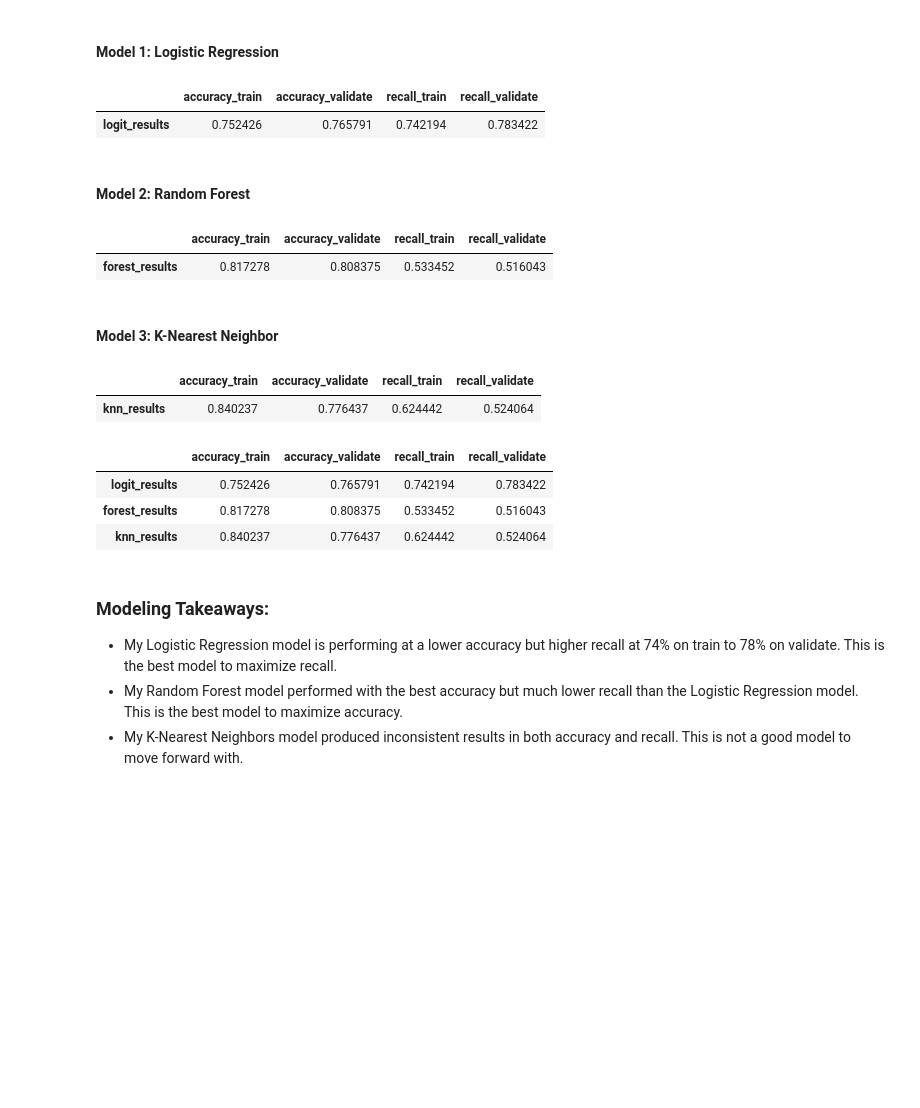
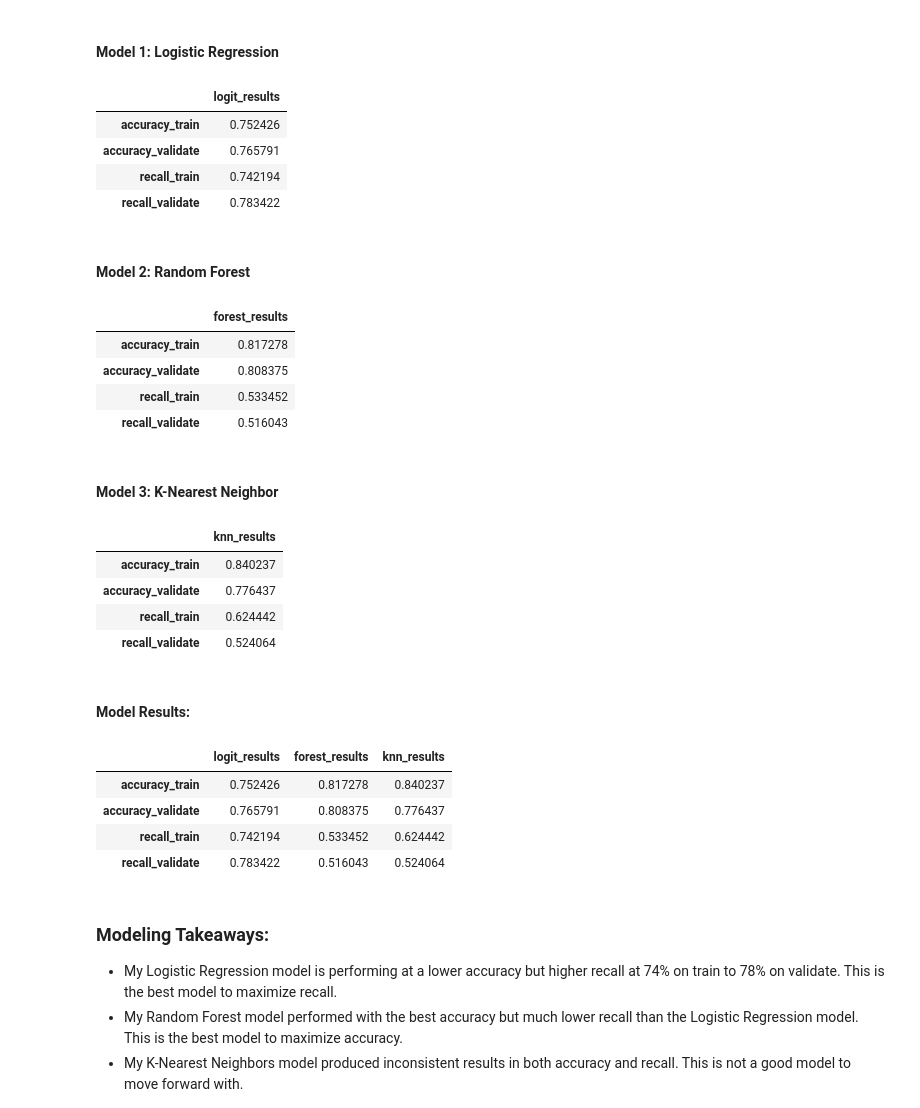
Before and after one commit to morgancross2/classification_project_telco, a Jupyter notebook: final_report.ipynb, the cells around one changed output. Drawn from its saved outputs; the diff is of its cells as text; code cells hidden in the pictures; blank space fills up the shorter version.

```diff
--- a/final_report.ipynb
+++ b/final_report.ipynb
@@ -531,12 +531,15 @@ logit_results = pd.DataFrame({'logit_results' : {'accuracy_train': logit_accurac
                                                  'accuracy_validate' : val_acc,
                                                  'recall_train': logit_recall,
                                                  'recall_validate': val_recall,}
-                     }).T
+                     })
 # Show us that dataframe
 logit_results
 # %% [output]
-|  | accuracy_train | accuracy_validate | recall_train | recall_validate |
-| logit_results | 0.752426 | 0.765791 | 0.742194 | 0.783422 |
+|  | logit_results |
+| accuracy_train | 0.752426 |
+| accuracy_validate | 0.765791 |
+| recall_train | 0.742194 |
+| recall_validate | 0.783422 |
 # %% [markdown]
 #### Model 2: Random Forest
 # %%
@@ -550,12 +553,15 @@ forest_results = pd.DataFrame({'forest_results' : {'accuracy_train': forest23.sc
                                                    'accuracy_validate' : forest23.score(X_val, y_val),
                                                    'recall_train': met.recall_score(y_train, forest23.predict(X_train)),
                                                    'recall_validate': met.recall_score(y_val, forest23.predict(X_val))}
-             }).T
+             })
 # Show us that dataframe
 forest_results
 # %% [output]
-|  | accuracy_train | accuracy_validate | recall_train | recall_validate |
-| forest_results | 0.817278 | 0.808375 | 0.533452 | 0.516043 |
+|  | forest_results |
+| accuracy_train | 0.817278 |
+| accuracy_validate | 0.808375 |
+| recall_train | 0.533452 |
+| recall_validate | 0.516043 |
 # %% [markdown]
 #### Model 3: K-Nearest Neighbor
 # %%
@@ -569,20 +575,26 @@ knn_results = pd.DataFrame({'knn_results' : {'accuracy_train': knn5.score(X_trai
                                              'accuracy_validate' : knn5.score(X_val, y_val),
                                              'recall_train': met.recall_score(y_train, knn5.predict(X_train)),
                                              'recall_validate': met.recall_score(y_val, knn5.predict(X_val))}
-             }).T
+             })
 # Show us that dataframe
 knn_results
 # %% [output]
-|  | accuracy_train | accuracy_validate | recall_train | recall_validate |
-| knn_results | 0.840237 | 0.776437 | 0.624442 | 0.524064 |
+|  | knn_results |
+| accuracy_train | 0.840237 |
+| accuracy_validate | 0.776437 |
+| recall_train | 0.624442 |
+| recall_validate | 0.524064 |
+# %% [markdown]
+#### Model Results:
 # %%
 # Put all the results into one dataframe
-pd.concat([logit_results, forest_results, knn_results],axis=0)
+pd.concat([logit_results, forest_results, knn_results], axis=1)
 # %% [output]
-|  | accuracy_train | accuracy_validate | recall_train | recall_validate |
-| logit_results | 0.752426 | 0.765791 | 0.742194 | 0.783422 |
-| forest_results | 0.817278 | 0.808375 | 0.533452 | 0.516043 |
-| knn_results | 0.840237 | 0.776437 | 0.624442 | 0.524064 |
+|  | logit_results | forest_results | knn_results |
+| accuracy_train | 0.752426 | 0.817278 | 0.840237 |
+| accuracy_validate | 0.765791 | 0.808375 | 0.776437 |
+| recall_train | 0.742194 | 0.533452 | 0.624442 |
+| recall_validate | 0.783422 | 0.516043 | 0.524064 |
 # %% [markdown]
 ### Modeling Takeaways:
 - My Logistic Regression model is performing at a lower accuracy but higher recall at 74% on train to 78% on validate. This is the best model to maximize recall.
```
Also changed, not shown: parts of 4 cells of this notebook.
